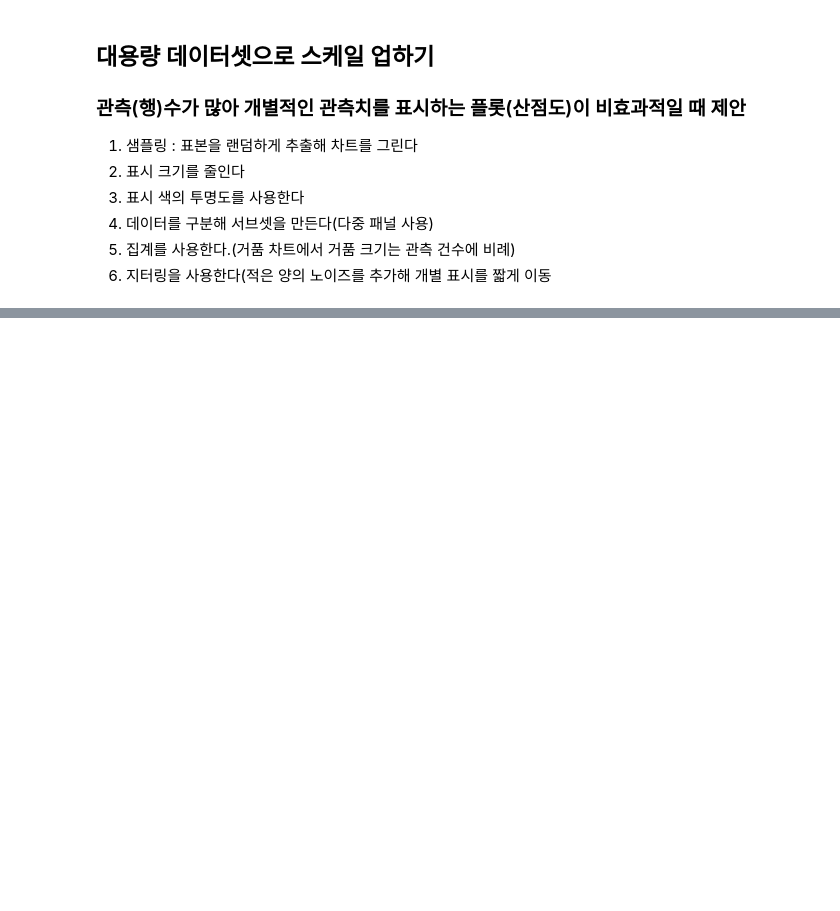
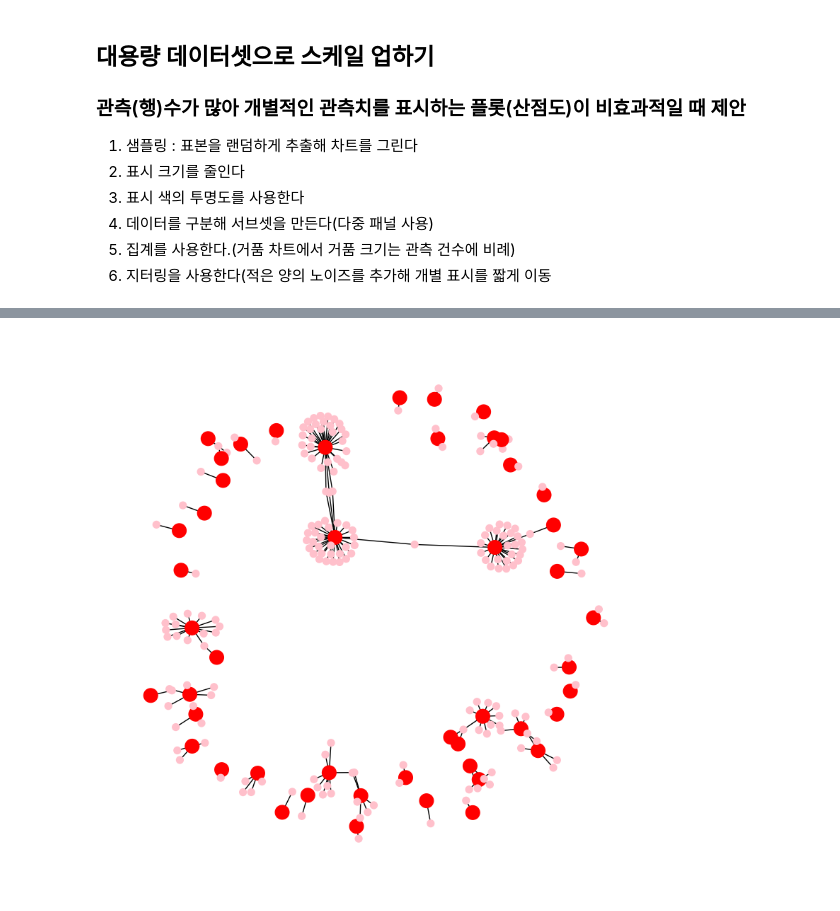
Before and after one commit to JunheeChoi/dm_class, a Jupyter notebook: 0314_dmclass.ipynb, the cells around one changed output, grey strips where cells are left out. Drawn from its saved outputs; the diff is of its cells as text; code cells hidden in the pictures; blank space fills up the shorter version.

```diff
--- a/0314_dmclass.ipynb
+++ b/0314_dmclass.ipynb
@@ -1246,0 +1334,3 @@ plt.show()
+# %%
+ebay_df = pd.read_csv('https://raw.githubusercontent.com/wdecisions/ba/master/eBayNetwork.csv')
+ebay_df.head()
@@ -1246,0 +1344,12 @@ plt.show()
+# %%
+G = nx.from_pandas_edgelist(ebay_df, source = 'Seller', target = 'Bidder')
+
+isBidder = [n in set(ebay_df.Bidder) for n in G.nodes()]
+pos = nx.spring_layout(G, k = 0.13, iterations = 60, scale = 0.5)
+plt.figure(figsize = (10,10))
+nx.draw_networkx(G, pos = pos, with_labels = False, edge_color = 'black', node_color = ['pink' if bidder else 'red' for bidder in isBidder], node_size = [50 if bidder else 200 for bidder in isBidder])
+plt.axis('off')
+
+plt.show()
+# %% [output]
+[figure, added]
```
Also changed, not shown: parts of 12 cells of this notebook.
